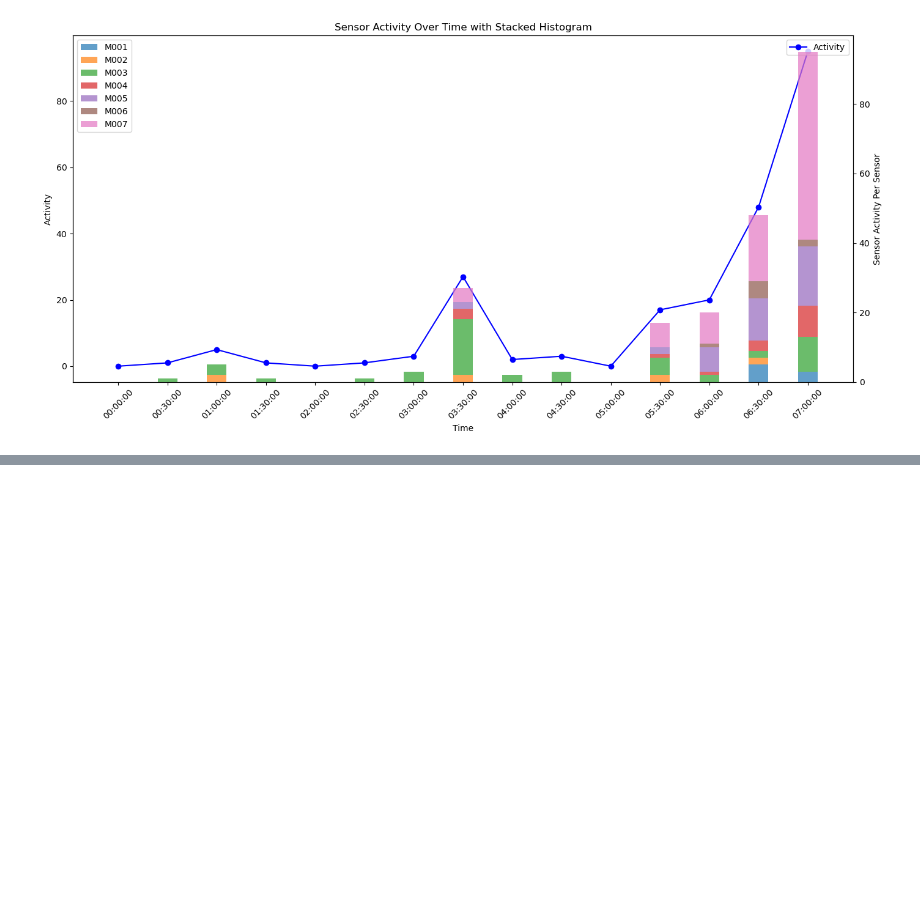
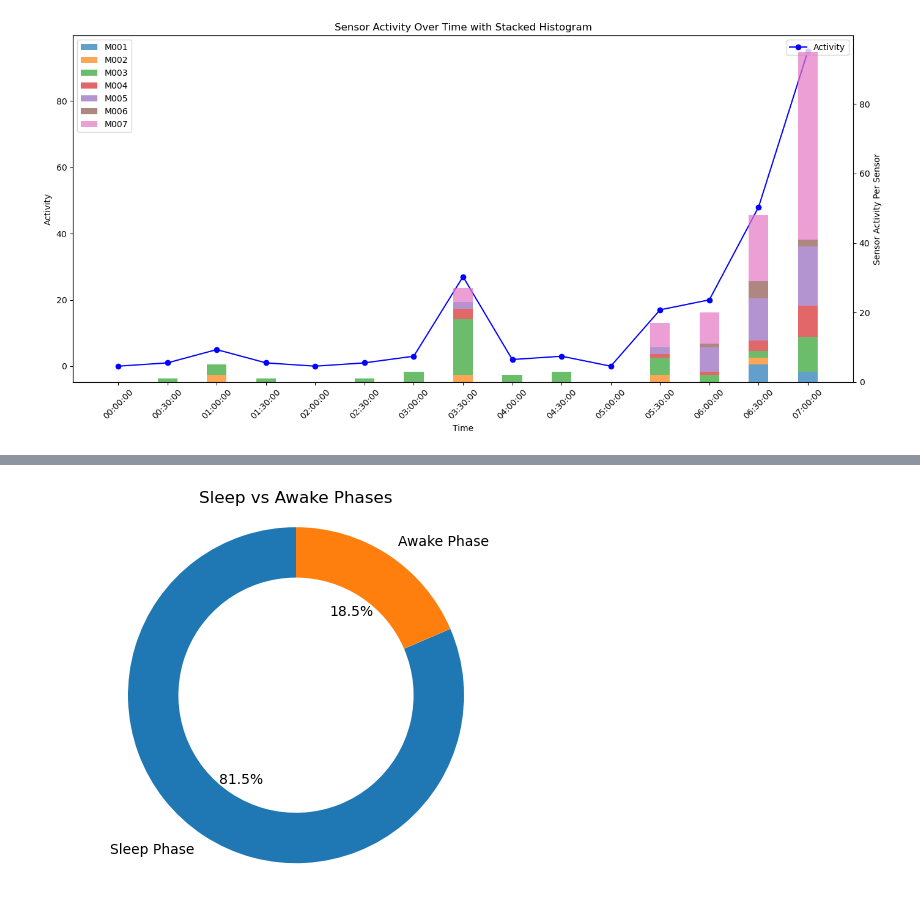
Before and after one commit to ddening/ambient-assisted-living, a Jupyter notebook: src/aruba_activity.ipynb, the cells around one changed output, grey strips where cells are left out. Drawn from its saved outputs; the diff is of its cells as text; code cells hidden in the pictures; blank space fills up the shorter version.

```diff
--- a/src/aruba_activity.ipynb
+++ b/src/aruba_activity.ipynb
@@ -473,4 +438,12 @@ None
 # %%
+# Create a subset for motion sensors
+df_motion_sensor = create_data_subset(df_aruba, pattern_motion_sensor)
+df_motion_sensor = df_motion_sensor.reset_index(drop=True)
+df_motion_sensor = df_motion_sensor.loc[df_motion_sensor["sensor_type"].isin(filter_sensor_group["bedroom"])]
+
+print(df_motion_sensor.info())
+display(df_motion_sensor)
+
 period = "30min"
 
 df_activity = pd.DataFrame()
@@ -574,7 +547,7 @@ plt.show()
 date_from = pd.to_datetime("2010-12-12").date()
 date_to = pd.to_datetime("2010-12-12").date()
 time_from = pd.to_datetime("00:00:00").time()
-time_to = pd.to_datetime("07:00:59").time()
+time_to = pd.to_datetime("07:00:00").time()
 
 # Filter data for the specified range
 df_filtered = df_activity.loc[
@@ -646,0 +647,44 @@ plt.show()
+# %%
+# Create a subset for motion sensors
+df_motion_sensor = create_data_subset(df_aruba, pattern_motion_sensor)
+df_motion_sensor = df_motion_sensor.reset_index(drop=True)
+df_bedroom_in_bed = df_motion_sensor.loc[df_motion_sensor["sensor_type"].isin(filter_sensor_group["bedroom_in_bed"])]
+df_bedroom_out_of_bed = df_motion_sensor.loc[
+    df_motion_sensor["sensor_type"].isin(filter_sensor_group["bedroom_out_of_bed"])
+]
+# %%
+# Define the date range
+start_datetime = "2010-12-12 00:00:00"
+end_datetime = "2010-12-12 07:00:00"
+
+activity_index_in_bed = plot_activity(df_bedroom_in_bed, start_datetime, end_datetime, plot=False)
+activity_index_out_of_bed = plot_activity(df_bedroom_out_of_bed, start_datetime, end_datetime, plot=False)
+
+sum_of_activity_index_in_bed = 0
+sum_of_activity_index_out_of_bed = 0
+
+for sensor, index in activity_index_in_bed.items():
+    sum_of_activity_index_in_bed = sum_of_activity_index_in_bed + index
+
+for sensor, index in activity_index_out_of_bed.items():
+    sum_of_activity_index_out_of_bed = sum_of_activity_index_out_of_bed + index
+
+# Undefined activity describes activity that can't be assigend to either phase based on the dataset
+# Assumption: If none of the sensors triggered within this timeframe -> person was sleeping with minimal/no movement
+undefined_activity_index = 100 - (sum_of_activity_index_in_bed + sum_of_activity_index_out_of_bed)
+
+sleep_phase = sum_of_activity_index_in_bed + undefined_activity_index
+awake_phase = sum_of_activity_index_out_of_bed
+
+# Labels and data
+labels = ["Sleep Phase", "Awake Phase"]
+data = [sleep_phase, awake_phase]
+
+# Create a pie chart
+fig, ax = plt.subplots()
+ax.pie(data, labels=labels, autopct="%1.1f%%", startangle=90, wedgeprops={"width": 0.3})
+ax.axis("equal")
+plt.title("Sleep vs Awake Phases")
+plt.show()
+# %% [output]
+[figure, added]
```
Also changed, not shown: parts of 4 cells of this notebook.
